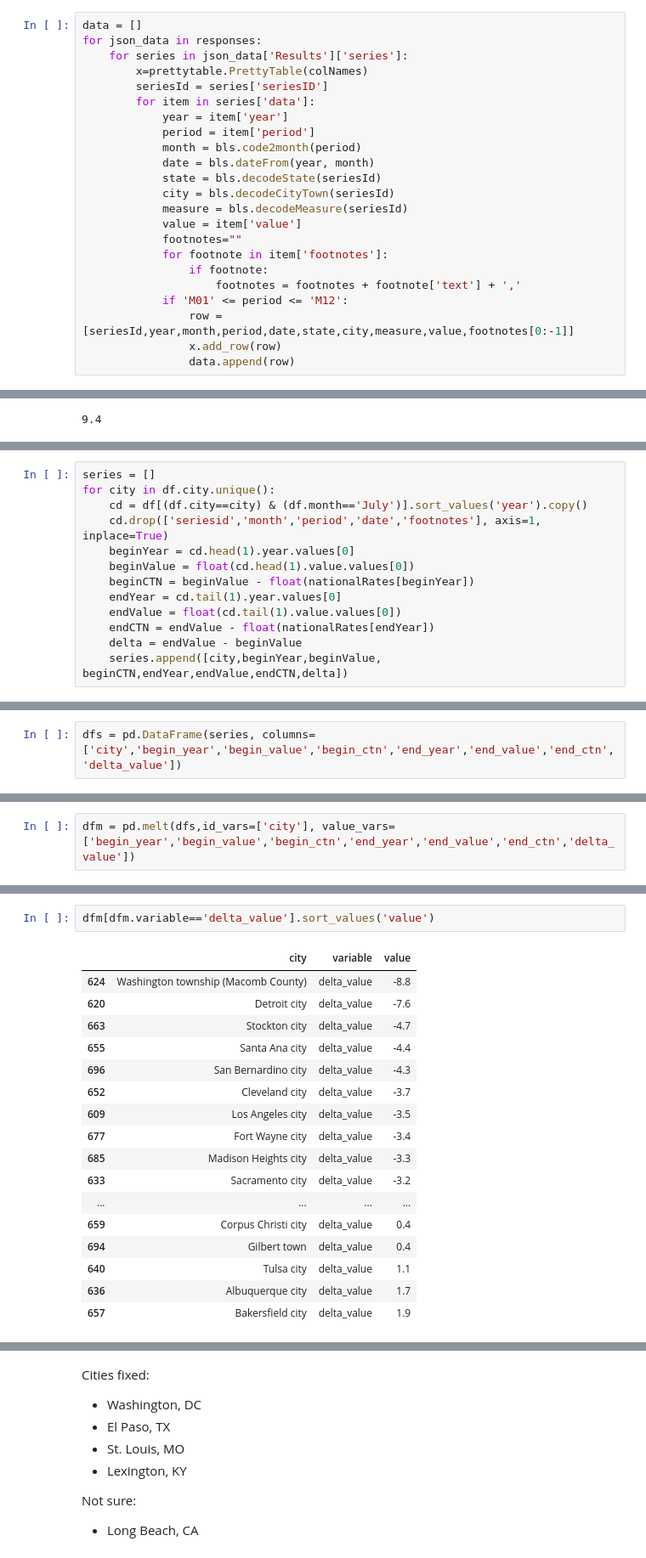
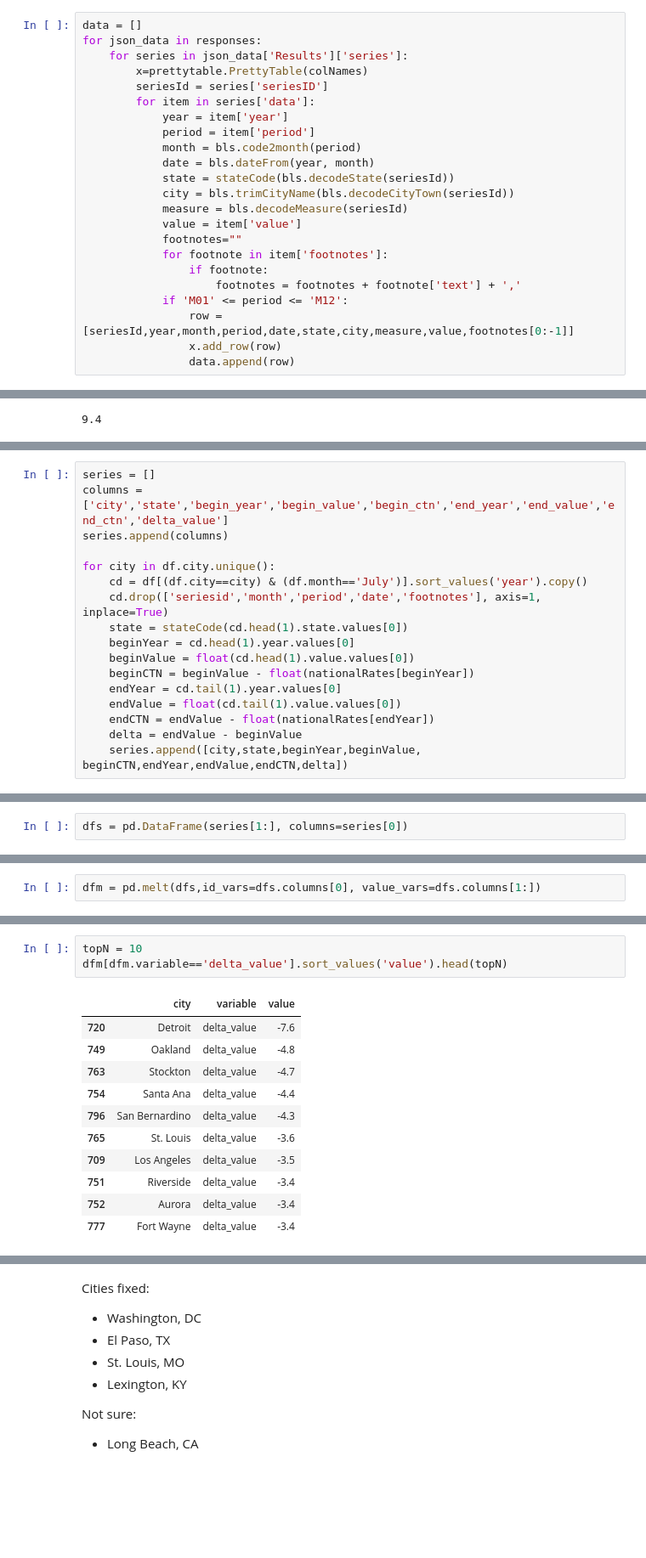
Before and after one commit to muftring/iu-datavis, a Jupyter notebook: project/analysis-gold-standard-cities.ipynb, the cells around one changed output, grey strips where cells are left out. Shown at 85% size. Cells and saved outputs as stored; diff of their text form; blank space fills up the shorter version.

```diff
--- a/project/analysis-gold-standard-cities.ipynb
+++ b/project/analysis-gold-standard-cities.ipynb
@@ -154,8 +220,8 @@ for json_data in responses:
             period = item['period']
             month = bls.code2month(period)
             date = bls.dateFrom(year, month)
-            state = bls.decodeState(seriesId)
-            city = bls.decodeCityTown(seriesId)
+            state = stateCode(bls.decodeState(seriesId))
+            city = bls.trimCityName(bls.decodeCityTown(seriesId))
             measure = bls.decodeMeasure(seriesId)
             value = item['value']
             footnotes=""
@@ -202,8 +313,12 @@ nationalRates[year]
 # %%
 series = []
+columns = ['city','state','begin_year','begin_value','begin_ctn','end_year','end_value','end_ctn','delta_value']
+series.append(columns)
+
 for city in df.city.unique():
     cd = df[(df.city==city) & (df.month=='July')].sort_values('year').copy()
     cd.drop(['seriesid','month','period','date','footnotes'], axis=1, inplace=True)
+    state = stateCode(cd.head(1).state.values[0])
     beginYear = cd.head(1).year.values[0]
     beginValue = float(cd.head(1).value.values[0])
     beginCTN = beginValue - float(nationalRates[beginYear])
@@ -211,7 +326,7 @@ for city in df.city.unique():
     endValue = float(cd.tail(1).value.values[0])
     endCTN = endValue - float(nationalRates[endYear])
     delta = endValue - beginValue
-    series.append([city,beginYear,beginValue, beginCTN,endYear,endValue,endCTN,delta])
+    series.append([city,state,beginYear,beginValue, beginCTN,endYear,endValue,endCTN,delta])
 # %%
 len(series)
 # %% [output]
@@ -239,5 +369,5 @@ series
 # %%
-dfs = pd.DataFrame(series, columns=['city','begin_year','begin_value','begin_ctn','end_year','end_value','end_ctn','delta_value'])
+dfs = pd.DataFrame(series[1:], columns=series[0])
 # %%
 dfs.head()
 # %% [output]
@@ -250,2 +390,2 @@ dfs.head()
 # %%
-dfm = pd.melt(dfs,id_vars=['city'], value_vars=['begin_year','begin_value','begin_ctn','end_year','end_value','end_ctn','delta_value'])
+dfm = pd.melt(dfs,id_vars=dfs.columns[0], value_vars=dfs.columns[1:])
@@ -272,20 +407,15 @@ dfm.head()
 # %%
-dfm[dfm.variable=='delta_value'].sort_values('value')
+topN = 10
+dfm[dfm.variable=='delta_value'].sort_values('value').head(topN)
 # %% [output]
 |  | city | variable | value |
-| 624 | Washington township (Macomb County) | delta_value | -8.8 |
-| 620 | Detroit city | delta_value | -7.6 |
-| 663 | Stockton city | delta_value | -4.7 |
-| 655 | Santa Ana city | delta_value | -4.4 |
-| 696 | San Bernardino city | delta_value | -4.3 |
-| 652 | Cleveland city | delta_value | -3.7 |
-| 609 | Los Angeles city | delta_value | -3.5 |
-| 677 | Fort Wayne city | delta_value | -3.4 |
-| 685 | Madison Heights city | delta_value | -3.3 |
-| 633 | Sacramento city | delta_value | -3.2 |
-| ... | ... | ... | ... |
-| 659 | Corpus Christi city | delta_value | 0.4 |
-| 694 | Gilbert town | delta_value | 0.4 |
-| 640 | Tulsa city | delta_value | 1.1 |
-| 636 | Albuquerque city | delta_value | 1.7 |
-| 657 | Bakersfield city | delta_value | 1.9 |
+| 720 | Detroit | delta_value | -7.6 |
+| 749 | Oakland | delta_value | -4.8 |
+| 763 | Stockton | delta_value | -4.7 |
+| 754 | Santa Ana | delta_value | -4.4 |
+| 796 | San Bernardino | delta_value | -4.3 |
+| 765 | St. Louis | delta_value | -3.6 |
+| 709 | Los Angeles | delta_value | -3.5 |
+| 751 | Riverside | delta_value | -3.4 |
+| 752 | Aurora | delta_value | -3.4 |
+| 777 | Fort Wayne | delta_value | -3.4 |
```
Also changed, not shown: parts of 79 cells of this notebook, 2 other files.
